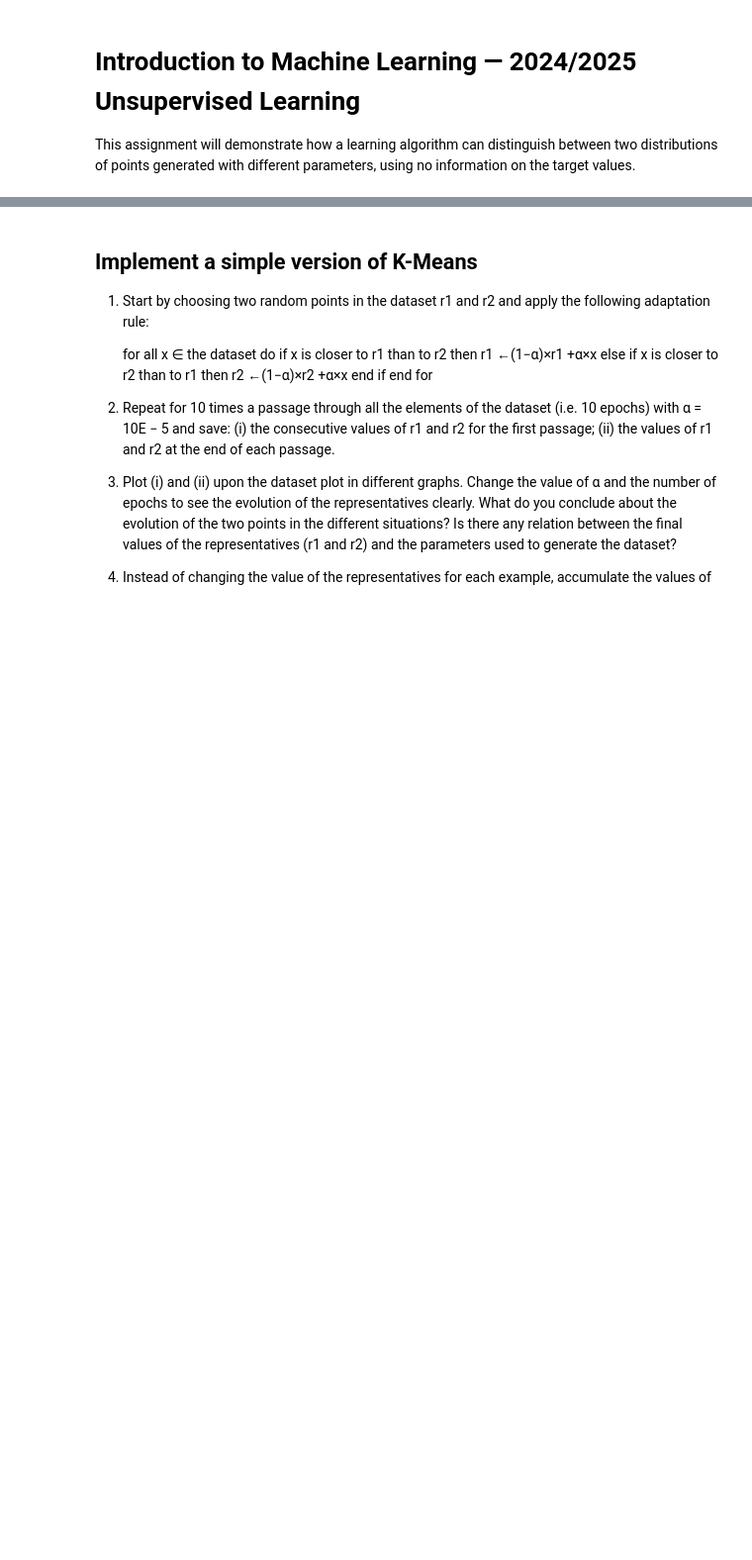
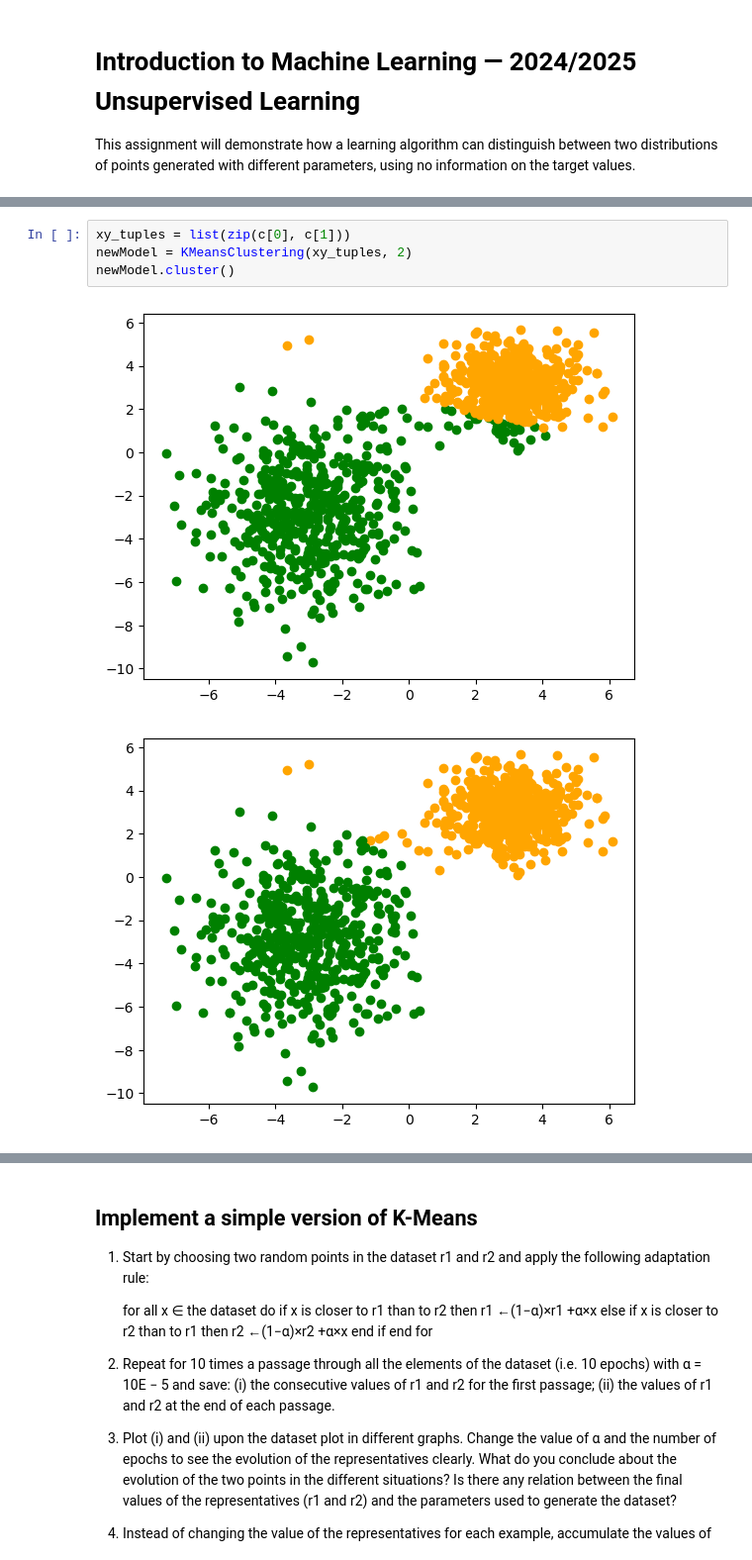
Before and after one commit to jelenameyer/IntroToMachineLearning, a Jupyter notebook: assignments/a1_unsupervised.ipynb, the cells around one changed output, grey strips where cells are left out. Shown at 99% size. Saved outputs shown, nothing was run; the diff lists cells and outputs as text; blank space fills up the shorter version.

```diff
--- a/assignments/a1_unsupervised.ipynb
+++ b/assignments/a1_unsupervised.ipynb
@@ -41,0 +231,7 @@ SyntaxError: invalid character '−' (U+2212) (1547293368.py, line 9)
+# %%
+xy_tuples = list(zip(c[0], c[1]))
+newModel = KMeansClustering(xy_tuples, 2)
+newModel.cluster()
+# %% [output]
+[figure, added]
+[figure, added]
```
Also changed, not shown: parts of 6 cells of this notebook, 3 other files.
